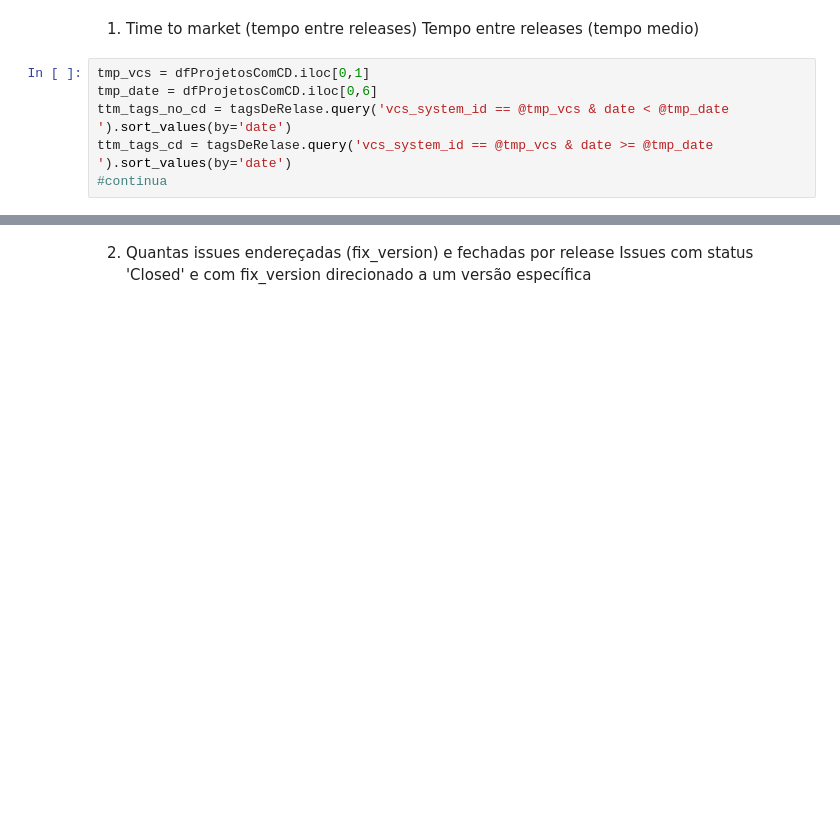
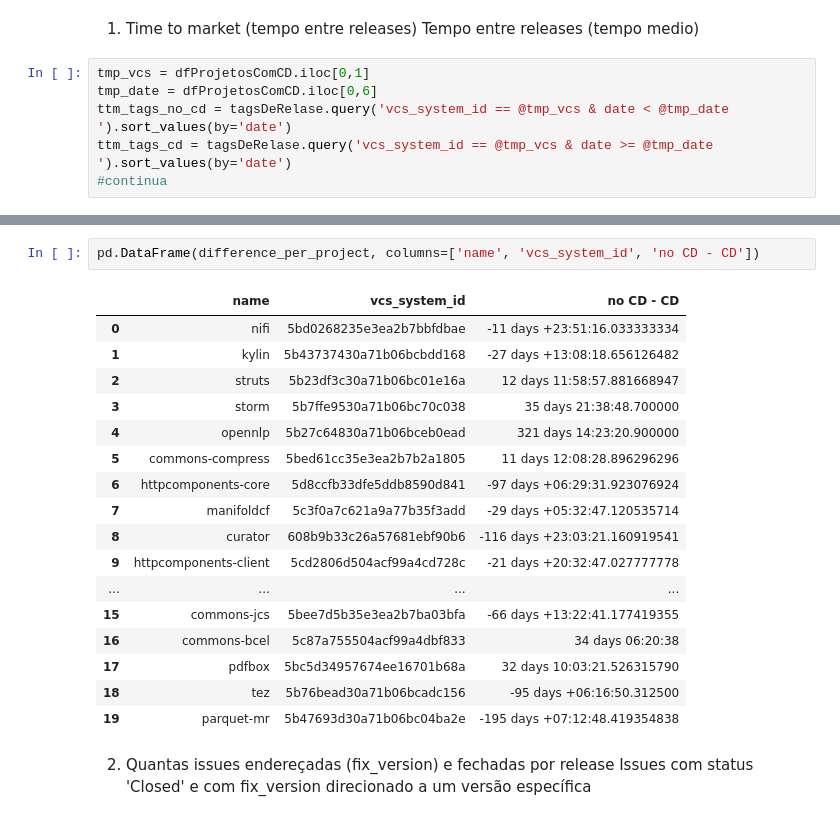
Before and after one commit to diegoandrade-iuv/msr-ch2022-cd, a Jupyter notebook: perguntas de pesquisa.ipynb, the cells around one changed output, grey strips where cells are left out. Saved outputs shown, nothing was run; the diff lists cells and outputs as text; blank space fills up the shorter version.

```diff
--- a/perguntas de pesquisa.ipynb
+++ b/perguntas de pesquisa.ipynb
@@ -267,3 +305,23 @@ ttm_tags_cd = tagsDeRelase.query('vcs_system_id == @tmp_vcs & date >= @tmp_date
+# %%
+pd.DataFrame(difference_per_project, columns=['name', 'vcs_system_id', 'no CD - CD'])
+# %% [output]
+|  | name | vcs_system_id | no CD - CD |
+| 0 | nifi | 5bd0268235e3ea2b7bbfdbae | -11 days +23:51:16.033333334 |
+| 1 | kylin | 5b43737430a71b06bcbdd168 | -27 days +13:08:18.656126482 |
+| 2 | struts | 5b23df3c30a71b06bc01e16a | 12 days 11:58:57.881668947 |
+| 3 | storm | 5b7ffe9530a71b06bc70c038 | 35 days 21:38:48.700000 |
+| 4 | opennlp | 5b27c64830a71b06bceb0ead | 321 days 14:23:20.900000 |
+| 5 | commons-compress | 5bed61cc35e3ea2b7b2a1805 | 11 days 12:08:28.896296296 |
+| 6 | httpcomponents-core | 5d8ccfb33dfe5ddb8590d841 | -97 days +06:29:31.923076924 |
+| 7 | manifoldcf | 5c3f0a7c621a9a77b35f3add | -29 days +05:32:47.120535714 |
+| 8 | curator | 608b9b33c26a57681ebf90b6 | -116 days +23:03:21.160919541 |
+| 9 | httpcomponents-client | 5cd2806d504acf99a4cd728c | -21 days +20:32:47.027777778 |
+| ... | ... | ... | ... |
+| 15 | commons-jcs | 5bee7d5b35e3ea2b7ba03bfa | -66 days +13:22:41.177419355 |
+| 16 | commons-bcel | 5c87a755504acf99a4dbf833 | 34 days 06:20:38 |
+| 17 | pdfbox | 5bc5d34957674ee16701b68a | 32 days 10:03:21.526315790 |
+| 18 | tez | 5b76bead30a71b06bcadc156 | -95 days +06:16:50.312500 |
+| 19 | parquet-mr | 5b47693d30a71b06bc04ba2e | -195 days +07:12:48.419354838 |
 # %% [markdown]
 2) Quantas issues endereçadas (fix_version) e fechadas por release
 Issues com status 'Closed' e com fix_version direcionado a um versão específica
```
Also changed, not shown: parts of 13 cells of this notebook.
